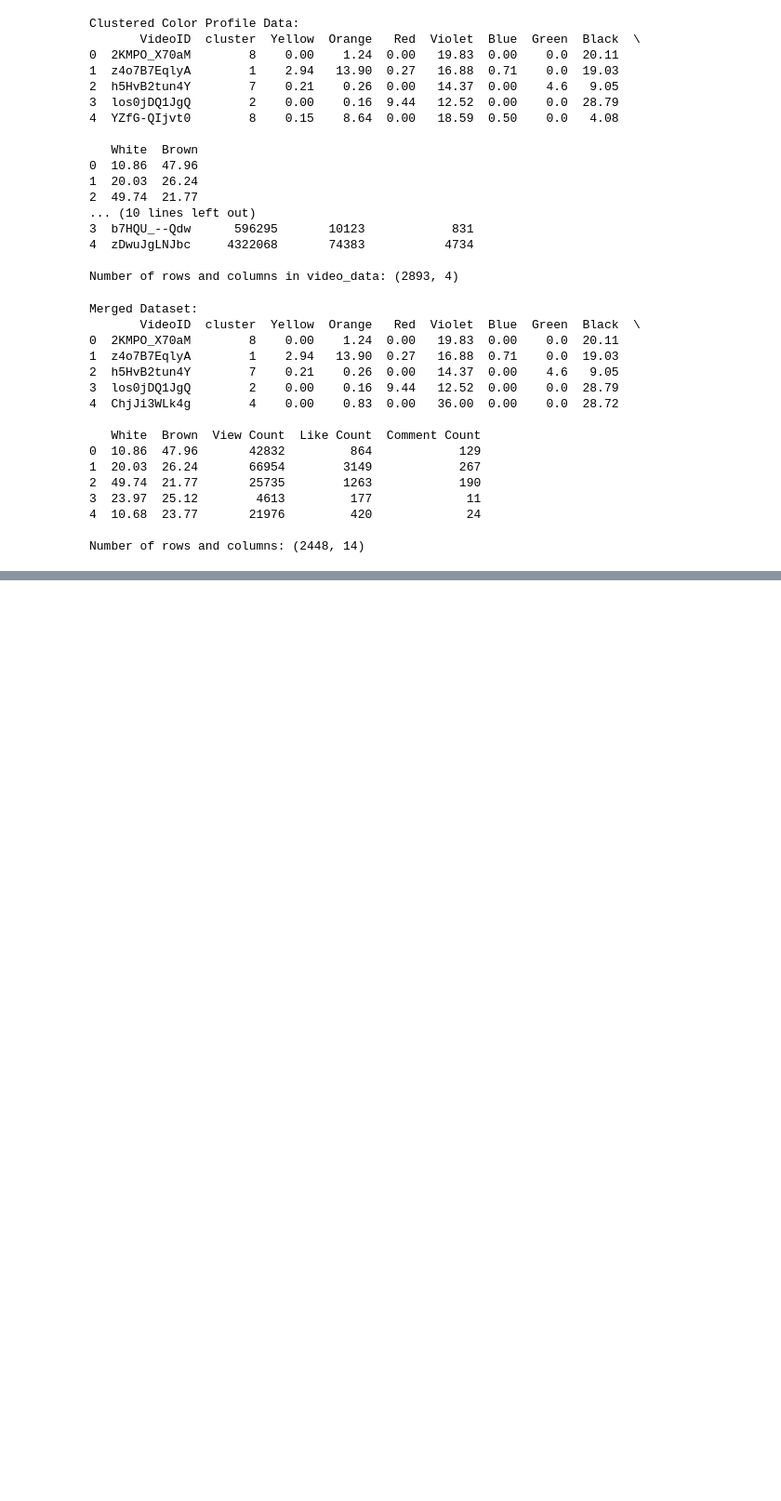
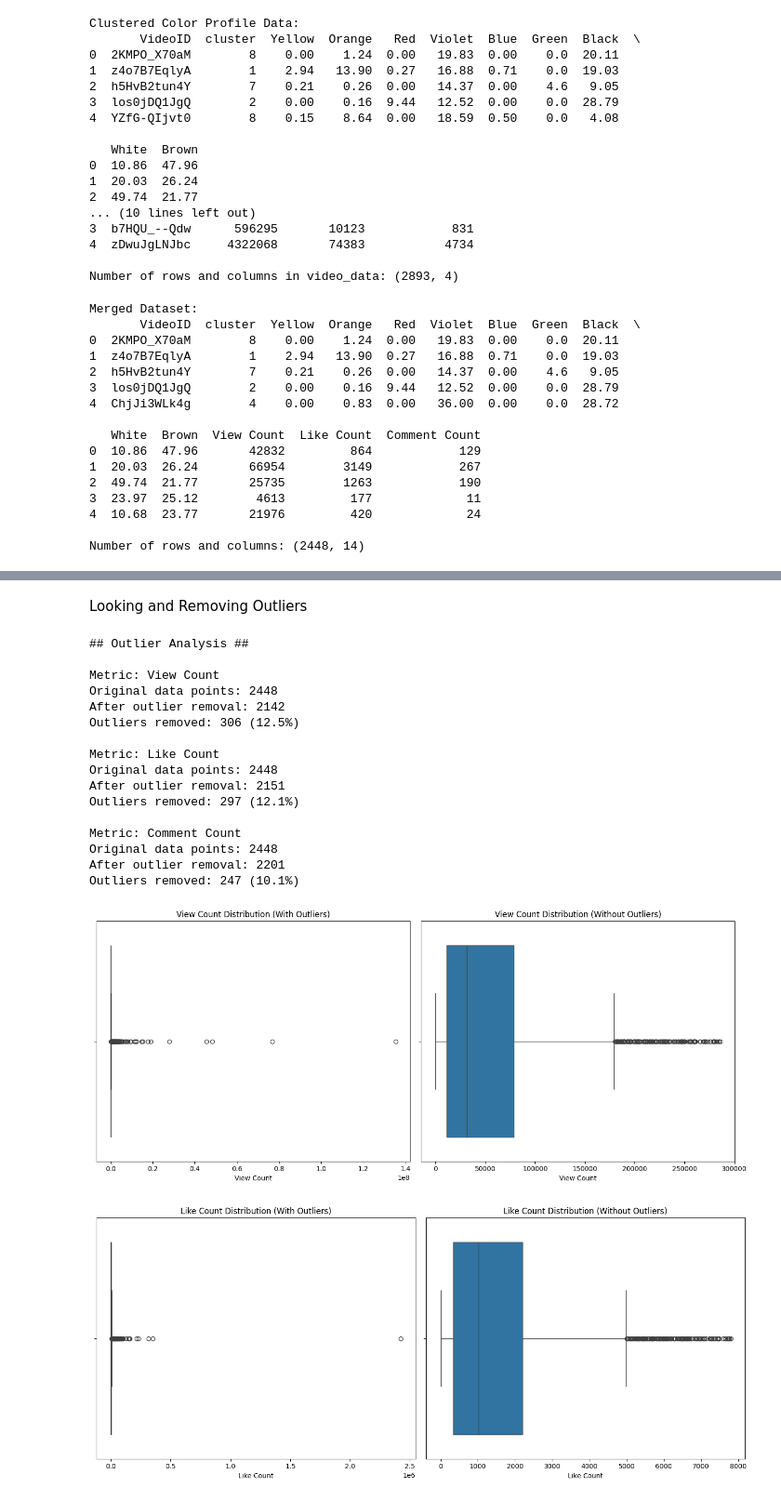
Before and after one commit to GazerJin/ColorExtractionProfile, a Jupyter notebook: Correlation_Analysis_Color.ipynb, the cells around one changed output, grey strips where cells are left out. Shown at 93% size. Saved outputs shown, nothing was run; the diff lists cells and outputs as text; code cells hidden in the pictures; blank space fills up the shorter version.

```diff
--- a/Correlation_Analysis_Color.ipynb
+++ b/Correlation_Analysis_Color.ipynb
@@ -234,9 +88,0 @@ for color in color_columns:
-# %%
-# Create correlation matrices for visualization
-corr_matrix = pd.DataFrame(index=color_columns, columns=metric_columns)
-p_val_matrix = pd.DataFrame(index=color_columns, columns=metric_columns)
-
-for color in color_columns:
-    for metric in metric_columns:
-        corr_matrix.loc[color, metric] = spearman_correlations[color][metric]
-        p_val_matrix.loc[color, metric] = spearman_p_values[color][metric]
@@ -294,0 +93,4 @@ Cluster 8: 514 videos
+# %%
+# Define which video metric columns to analyze
+metric_columns_for_anova = ['View Count', 'Like Count', 'Comment Count']
+print(f"Metrics selected for analysis: {', '.join(metric_columns_for_anova)}")
@@ -294,0 +127,64 @@ Cluster 8: 514 videos
+# %% [markdown]
+Looking and Removing Outliers
+# %%
+# Create function to identify and remove outliers using IQR method
+def remove_outliers(df, column):
+    Q1 = df[column].quantile(0.25)
+    Q3 = df[column].quantile(0.75)
+    IQR = Q3 - Q1
+    lower_bound = Q1 - 1.5 * IQR
+    upper_bound = Q3 + 1.5 * IQR
+
+    # Create mask for outliers
+    outlier_mask = (df[column] < lower_bound) | (df[column] > upper_bound)
+
+    # Return dataframe without outliers
+    return df[~outlier_mask], df[outlier_mask]
+
+print("## Outlier Analysis ##")
+
+# Create clean versions of the dataset for each metric
+clean_data = {}
+outliers = {}
+
+for metric in metric_columns_for_anova:
+    clean_data[metric], outliers[metric] = remove_outliers(merged_data, metric)
+
+    print(f"\nMetric: {metric}")
+    print(f"Original data points: {len(merged_data)}")
+    print(f"After outlier removal: {len(clean_data[metric])}")
+    print(f"Outliers removed: {len(outliers[metric])} ({len(outliers[metric])/len(merged_data)*100:.1f}%)")
+
+# Visualize distribution before and after outlier removal
+for metric in metric_columns_for_anova:
+    fig, (ax1, ax2) = plt.subplots(1, 2, figsize=(14, 6))
+
+    # Before outlier removal
+    sns.boxplot(x=merged_data[metric], ax=ax1)
+    ax1.set_title(f'{metric} Distribution (With Outliers)')
+
+    # After outlier removal
+    sns.boxplot(x=clean_data[metric][metric], ax=ax2)
+    ax2.set_title(f'{metric} Distribution (Without Outliers)')
+
+    plt.tight_layout()
+    plt.show()
+# %% [output]
+## Outlier Analysis ##
+
+Metric: View Count
+Original data points: 2448
+After outlier removal: 2142
+Outliers removed: 306 (12.5%)
+
+Metric: Like Count
+Original data points: 2448
+After outlier removal: 2151
+Outliers removed: 297 (12.1%)
+
+Metric: Comment Count
+Original data points: 2448
+After outlier removal: 2201
+Outliers removed: 247 (10.1%)
+[figure, added]
+[figure, added]
```
Also changed, not shown: parts of 28 cells of this notebook, 5 other files.
